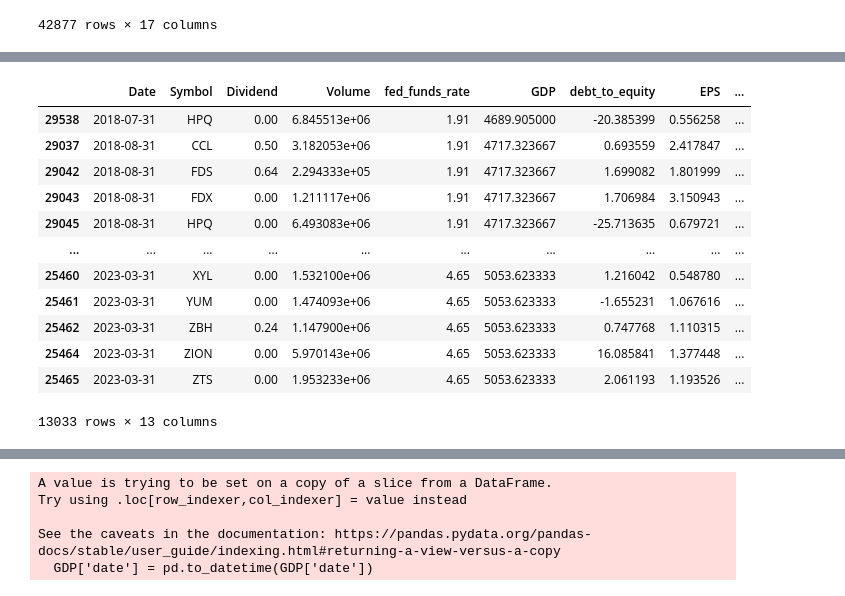
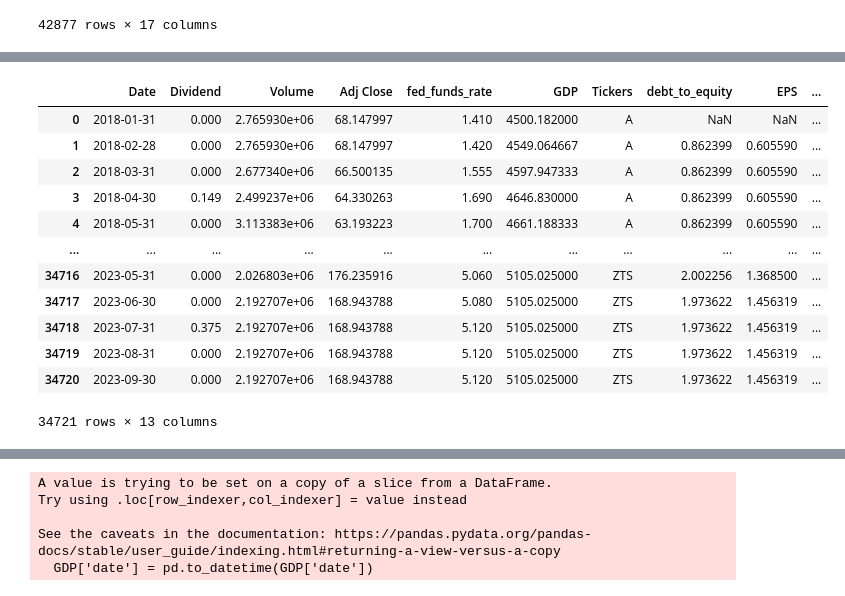
Before and after one commit to Noorasyikeen/InvestoInsight, a Jupyter notebook: notebooks/huiye-data.ipynb, the cells around one changed output, grey strips where cells are left out. Cells and saved outputs as stored; diff of their text form; code cells hidden in the pictures.

Commit message:
data preprocessing updated: unified feature matrix

```diff
--- a/notebooks/huiye-data.ipynb
+++ b/notebooks/huiye-data.ipynb
@@ -658,0 +1131,15 @@ df_monthly_interpolated
+# %%
+import pandas as pd
+
+quarters_to_fill = 3
+
+df_filled = pd.DataFrame()
+
+grouped = df_monthly_interpolated.groupby('Tickers')
+
+for ticker, data in grouped:
+    data_forward_filled = data.ffill(limit=quarters_to_fill * 3)
+    data_filled = data_forward_filled.bfill(limit=quarters_to_fill * 3)
+    df_filled = pd.concat([df_filled, data_filled])
+
+df_filled.reset_index(inplace=True)
@@ -658,0 +1170,2 @@ df_monthly_interpolated
+# %%
+df_filled['inventory'].fillna(0, inplace=True)
@@ -1353,7 +1933,8 @@ df
 # %%
-cols_to_convert = df.columns.difference(['Date','Symbol'])
-df[cols_to_convert] = df[cols_to_convert].apply(pd.to_numeric, errors='coerce')
+# cols_to_convert = df.columns.difference(['Date','Symbol'])
+# df[cols_to_convert] = df[cols_to_convert].apply(pd.to_numeric, errors='coerce')
 
+df = df_filled.copy()
 #solvency ratio
 df['debt_to_equity'] = (df['totalLiabilities']) / df['totalShareholderEquity']
 
@@ -1380,20 +1978,21 @@ Index(['Date', 'Symbol', 'netIncome', 'totalRevenue', 'totalShareholderEquity',
 # %%
-time_series = df_sorted[['Date', 'Symbol', 'Dividend', 'Volume',
-       'fed_funds_rate', 'GDP', 'debt_to_equity', 'EPS', 'return_on_equity',
-       'quick ratio', 'operating_ratio', 'inventory_turnover', 'Stock Price']]
+feature_df = df[['Date', 'Dividend', 'Volume', 'Adj Close',
+       'fed_funds_rate', 'GDP', 'Tickers',
+       'debt_to_equity', 'EPS', 'return_on_equity', 'quick ratio',
+       'operating_ratio', 'inventory_turnover']]
 # %%
-time_series
+feature_df
 # %% [output]
-|  | Date | Symbol | Dividend | Volume | fed_funds_rate | GDP | debt_to_equity | EPS | ... |
-| 29538 | 2018-07-31 | HPQ | 0.00 | 6.845513e+06 | 1.91 | 4689.905000 | -20.385399 | 0.556258 | ... |
-| 29037 | 2018-08-31 | CCL | 0.50 | 3.182053e+06 | 1.91 | 4717.323667 | 0.693559 | 2.417847 | ... |
-| 29042 | 2018-08-31 | FDS | 0.64 | 2.294333e+05 | 1.91 | 4717.323667 | 1.699082 | 1.801999 | ... |
-| 29043 | 2018-08-31 | FDX | 0.00 | 1.211117e+06 | 1.91 | 4717.323667 | 1.706984 | 3.150943 | ... |
-| 29045 | 2018-08-31 | HPQ | 0.00 | 6.493083e+06 | 1.91 | 4717.323667 | -25.713635 | 0.679721 | ... |
-| ... | ... | ... | ... | ... | ... | ... | ... | ... | ... |
-| 25460 | 2023-03-31 | XYL | 0.00 | 1.532100e+06 | 4.65 | 5053.623333 | 1.216042 | 0.548780 | ... |
-| 25461 | 2023-03-31 | YUM | 0.00 | 1.474093e+06 | 4.65 | 5053.623333 | -1.655231 | 1.067616 | ... |
-| 25462 | 2023-03-31 | ZBH | 0.24 | 1.147900e+06 | 4.65 | 5053.623333 | 0.747768 | 1.110315 | ... |
-| 25464 | 2023-03-31 | ZION | 0.00 | 5.970143e+06 | 4.65 | 5053.623333 | 16.085841 | 1.377448 | ... |
-| 25465 | 2023-03-31 | ZTS | 0.00 | 1.953233e+06 | 4.65 | 5053.623333 | 2.061193 | 1.193526 | ... |
+|  | Date | Dividend | Volume | Adj Close | fed_funds_rate | GDP | Tickers | debt_to_equity | EPS | ... |
+| 0 | 2018-01-31 | 0.000 | 2.765930e+06 | 68.147997 | 1.410 | 4500.182000 | A | NaN | NaN | ... |
+| 1 | 2018-02-28 | 0.000 | 2.765930e+06 | 68.147997 | 1.420 | 4549.064667 | A | 0.862399 | 0.605590 | ... |
+| 2 | 2018-03-31 | 0.000 | 2.677340e+06 | 66.500135 | 1.555 | 4597.947333 | A | 0.862399 | 0.605590 | ... |
+| 3 | 2018-04-30 | 0.149 | 2.499237e+06 | 64.330263 | 1.690 | 4646.830000 | A | 0.862399 | 0.605590 | ... |
+| 4 | 2018-05-31 | 0.000 | 3.113383e+06 | 63.193223 | 1.700 | 4661.188333 | A | 0.862399 | 0.605590 | ... |
+| ... | ... | ... | ... | ... | ... | ... | ... | ... | ... | ... |
+| 34716 | 2023-05-31 | 0.000 | 2.026803e+06 | 176.235916 | 5.060 | 5105.025000 | ZTS | 2.002256 | 1.368500 | ... |
+| 34717 | 2023-06-30 | 0.000 | 2.192707e+06 | 168.943788 | 5.080 | 5105.025000 | ZTS | 1.973622 | 1.456319 | ... |
+| 34718 | 2023-07-31 | 0.375 | 2.192707e+06 | 168.943788 | 5.120 | 5105.025000 | ZTS | 1.973622 | 1.456319 | ... |
+| 34719 | 2023-08-31 | 0.000 | 2.192707e+06 | 168.943788 | 5.120 | 5105.025000 | ZTS | 1.973622 | 1.456319 | ... |
+| 34720 | 2023-09-30 | 0.000 | 2.192707e+06 | 168.943788 | 5.120 | 5105.025000 | ZTS | 1.973622 | 1.456319 | ... |
-13033 rows × 13 columns
+34721 rows × 13 columns
```
Also changed, not shown: parts of 159 cells of this notebook.
